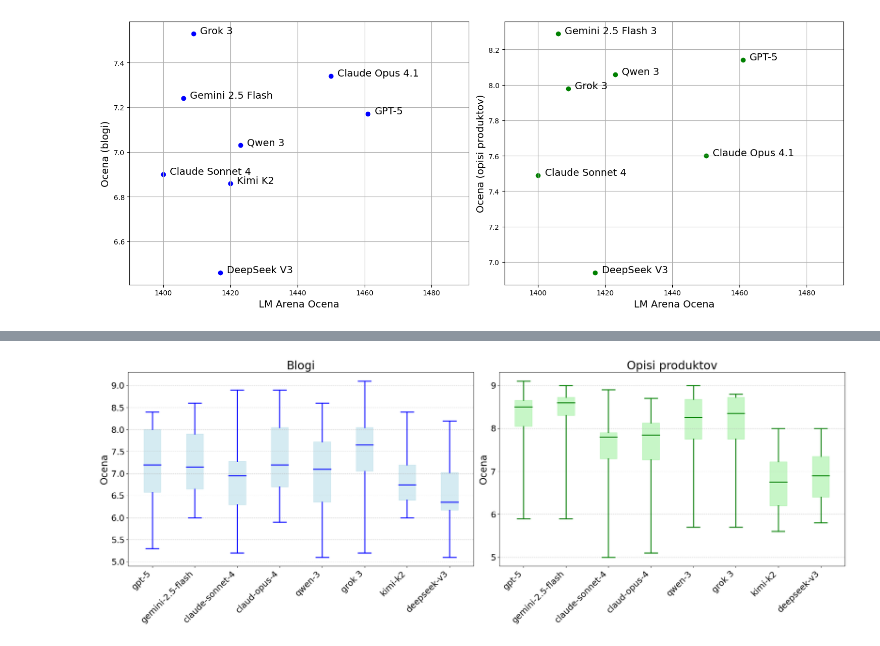
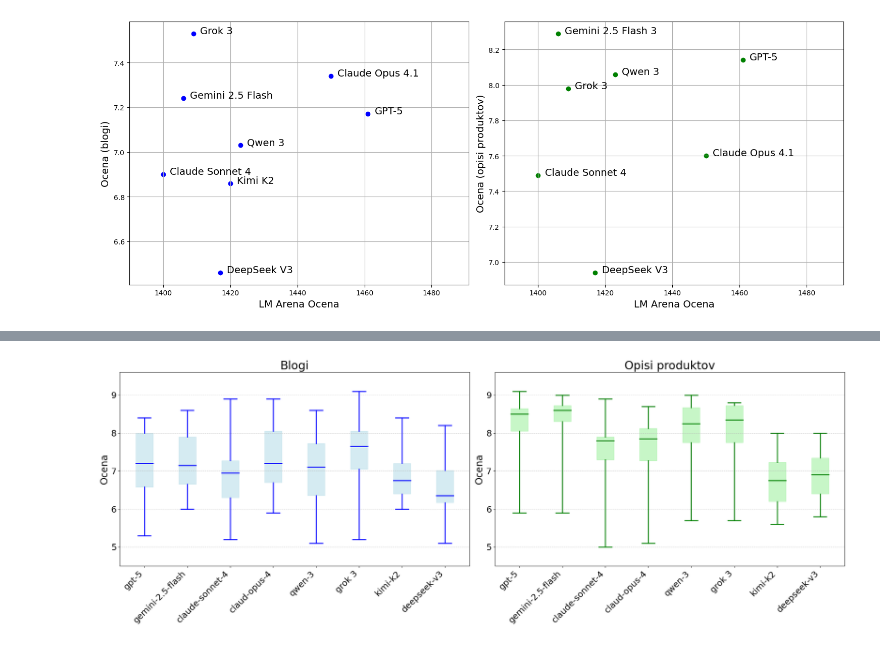
Before and after one commit to MartinZust123/seoWritingPrompts, a Jupyter notebook: graphs.ipynb, the cells around one changed output, grey strips where cells are left out. Cells and saved outputs as stored; diff of their text form; code cells hidden in the pictures.

```diff
--- a/graphs.ipynb
+++ b/graphs.ipynb
@@ -218,35 +224,43 @@ def custom_boxplot(ax, min_vals, q1_vals, median_vals, q3_vals, max_vals, labels
         # whisker: spodaj MIN -> Q1
         ax.plot([positions[i], positions[i]], [min_vals[i], q1_vals[i]], color=color_line, linewidth=2)
         # whisker: zgoraj Q3 -> MAX
         ax.plot([positions[i], positions[i]], [q3_vals[i], max_vals[i]], color=color_line, linewidth=2)
         # škatla od Q1 do Q3
         ax.fill_between([positions[i]-0.2, positions[i]+0.2], [q1_vals[i], q1_vals[i]], [q3_vals[i], q3_vals[i]],
                         color=color_box, alpha=0.5)
         # linija median
         ax.plot([positions[i]-0.2, positions[i]+0.2], [median_vals[i], median_vals[i]], color=color_line, linewidth=2)
         # horizontalne črte na MIN in MAX
         ax.plot([positions[i]-cap_width, positions[i]+cap_width], [min_vals[i], min_vals[i]], color=color_line, linewidth=2)
         ax.plot([positions[i]-cap_width, positions[i]+cap_width], [max_vals[i], max_vals[i]], color=color_line, linewidth=2)
 
     ax.set_xticks(positions)
     ax.set_xticklabels(labels, rotation=45, ha='right', fontsize=18)  # še večji font za imena modelov
     ax.tick_params(axis='y', labelsize=18)  # VEČJI font za y-osi
     ax.grid(axis='y', linestyle='--', alpha=0.6)
 
 # Ustvarimo figuro z dvema grafoma
 fig, axs = plt.subplots(1, 2, figsize=(22,8))
 
 # Levi graf: Blog Posts
-custom_boxplot(axs[0], min_blog, q1_blog, median_blog, q3_blog, max_blog, models_blog, 'lightblue', 'blue')
-axs[0].set_title('Blogi', fontsize=24)  # VEČJI naslov
-axs[0].set_ylabel('Ocena', fontsize=20)  # VEČJI label
+custom_boxplot(axs[0], min_blog, q1_blog, median_blog, q3_blog, max_blog,
+               models_blog, 'lightblue', 'blue')
+axs[0].set_title('Blogi', fontsize=24)
+axs[0].set_ylabel('Ocena', fontsize=20)
 
 # Desni graf: Product Descriptions
-custom_boxplot(axs[1], min_product, q1_product, median_product, q3_product, max_product, models_product, 'lightgreen', 'green')
+custom_boxplot(axs[1], min_product, q1_product, median_product, q3_product, max_product,
+               models_product, 'lightgreen', 'green')
 axs[1].set_title('Opisi produktov', fontsize=24)
 axs[1].set_ylabel('Ocena', fontsize=20)
 
+# --- USKLADIMO Y-OSI ---
+all_mins = min(min(min_blog), min(min_product))
+all_maxs = max(max(max_blog), max(max_product))
+for ax in axs:
+    ax.set_ylim(all_mins-0.5, all_maxs+0.5)  # malo razmaka za lepši prikaz
+
 plt.tight_layout()
 plt.show()
 # %% [output]
-[figure, old version]
+[figure, new version]
```
Also changed, not shown: parts of 1 cell of this notebook, 6 other files.
